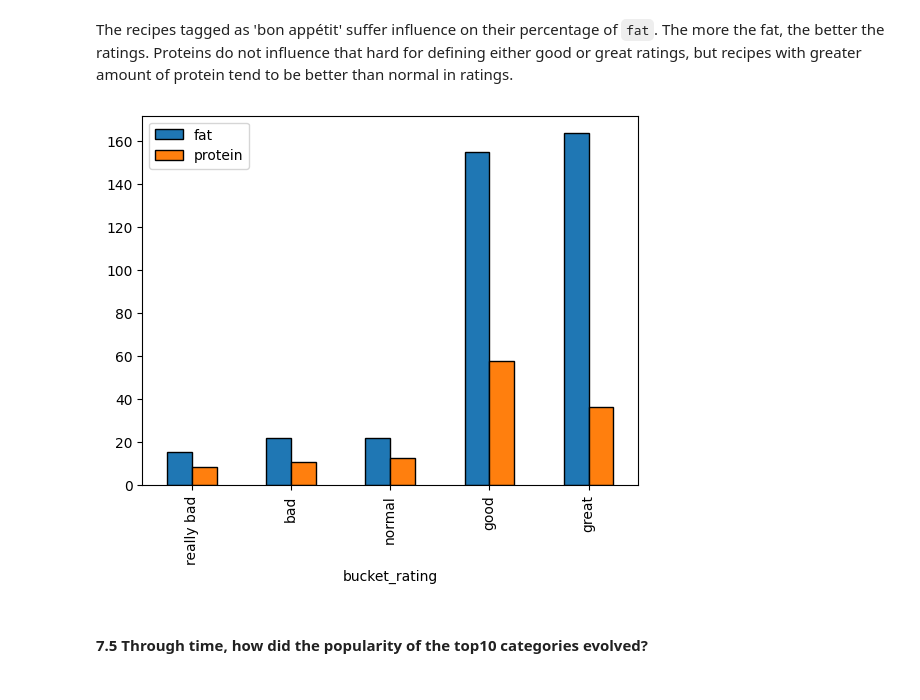
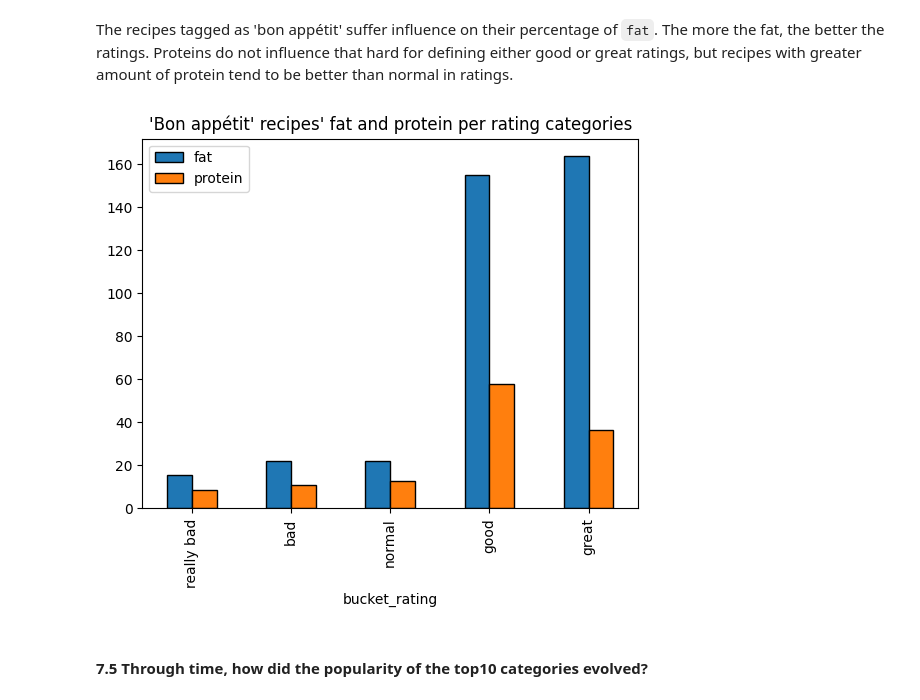
Before and after one commit to wssantiago/ML-challenge, a Jupyter notebook: notebooks/EDA/analysis.ipynb, the cells around one changed output. Cells and saved outputs as stored; diff of their text form; code cells hidden in the pictures.

```diff
--- a/notebooks/EDA/analysis.ipynb
+++ b/notebooks/EDA/analysis.ipynb
@@ -13,7 +13,7 @@ from sklearn.neighbors import LocalOutlierFactor
 # %% [markdown]
 ### 2. Reading the dataset and preprocessing
 # %%
-recipes = pd.read_json("../../datasets/eda_receitas_data/receitas.json")
+recipes = pd.read_json("../../data/eda_receitas_data/receitas.json")
 # %%
 recipes.shape
 # %% [output]
@@ -441,9 +442,10 @@ data
 The recipes tagged as 'bon appétit' suffer influence on their percentage of `fat`. The more the fat, the better the ratings. Proteins do not influence that hard for defining either good or great ratings, but recipes with greater amount of protein tend to be better than normal in ratings.
 # %%
 data.plot.bar(x='bucket_rating', edgecolor='black')
+plt.title("'Bon appétit' recipes' fat and protein per rating categories")
 plt.show()
 # %% [output]
-[figure, old version]
+[figure, new version]
 # %% [markdown]
 #### 7.5 Through time, how did the popularity of the top10 categories evolved?
 # %%
```
Also changed, not shown: parts of 11 cells of this notebook, 3 other files.
